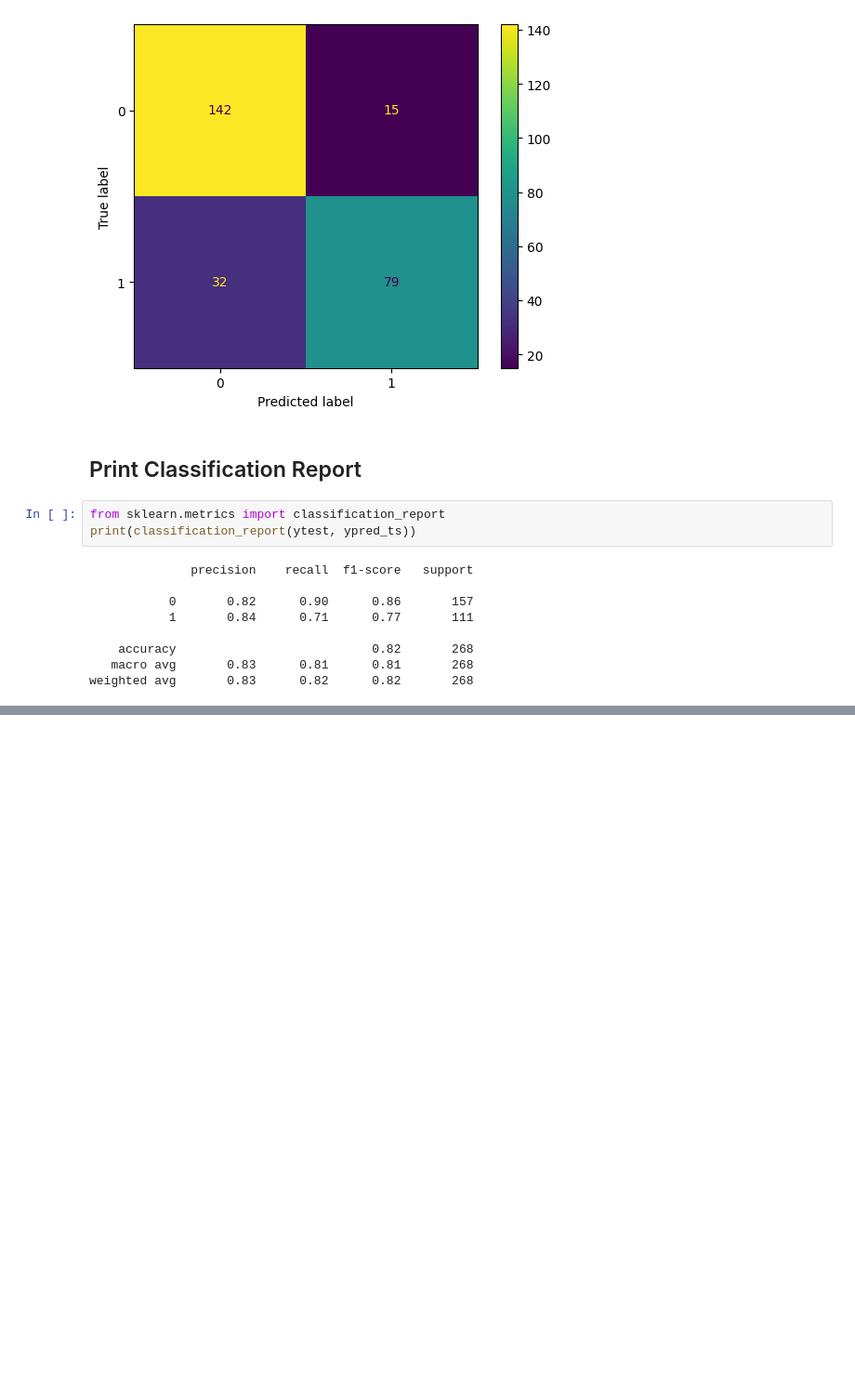
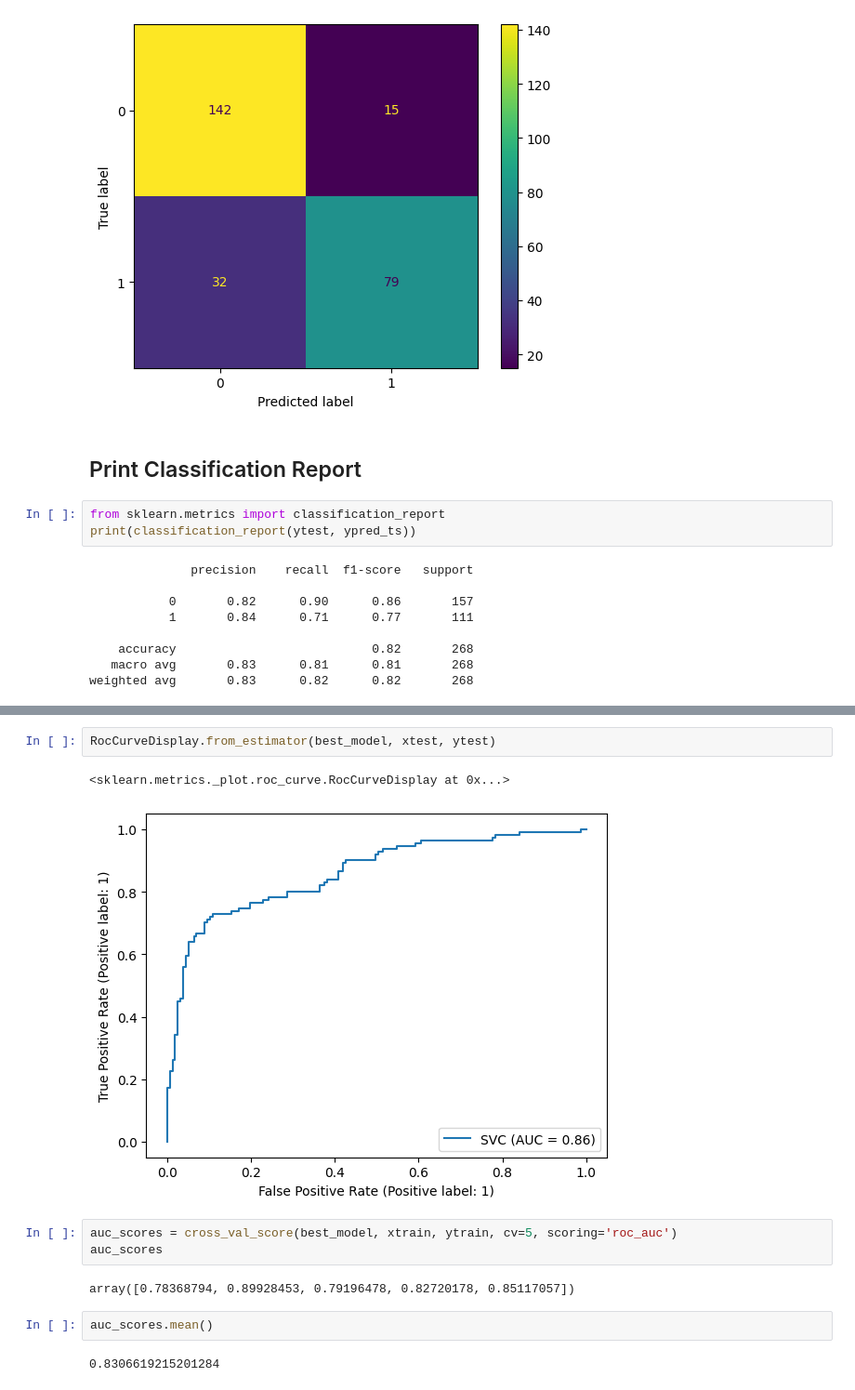
Before and after one commit to abs0742/Github-VScode, a Jupyter notebook: Algorithm Evalution/AlgoEvaluation.ipynb, the cells around one changed output, grey strips where cells are left out. Shown at 93% size. Drawn from its saved outputs; the diff is of its cells as text; blank space fills up the shorter version.

```diff
--- a/Algorithm Evalution/AlgoEvaluation.ipynb
+++ b/Algorithm Evalution/AlgoEvaluation.ipynb
@@ -380,0 +387,14 @@ weighted avg       0.83      0.82      0.82       268
+# %%
+RocCurveDisplay.from_estimator(best_model, xtest, ytest)
+# %% [output]
+<sklearn.metrics._plot.roc_curve.RocCurveDisplay at 0x...>
+[figure, added]
+# %%
+auc_scores = cross_val_score(best_model, xtrain, ytrain, cv=5, scoring='roc_auc')
+auc_scores
+# %% [output]
+array([0.78368794, 0.89928453, 0.79196478, 0.82720178, 0.85117057])
+# %%
+auc_scores.mean()
+# %% [output]
+0.8306619215201284
```
Also changed, not shown: parts of 14 cells of this notebook, 1 other file.
